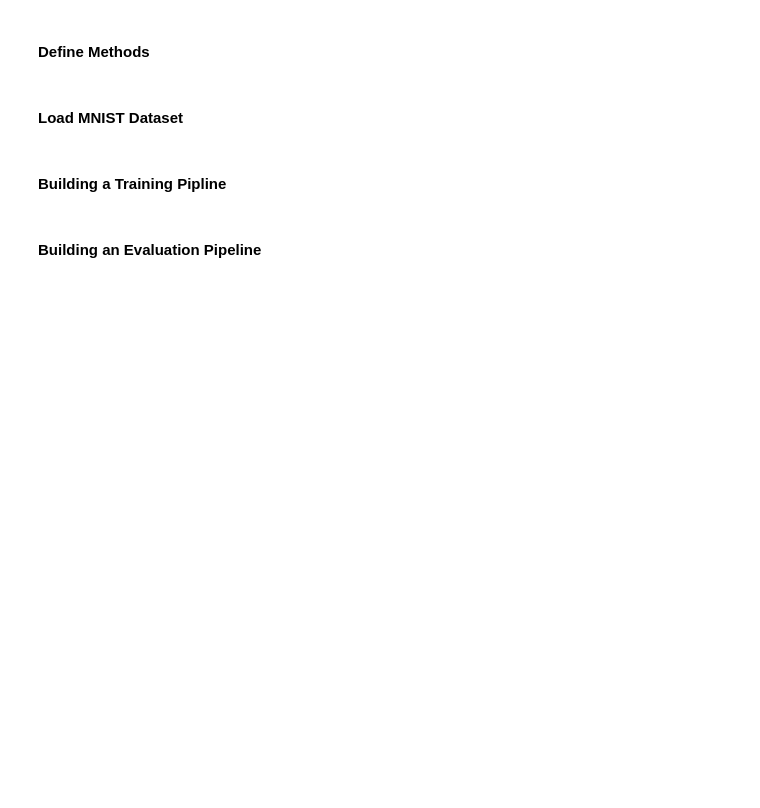
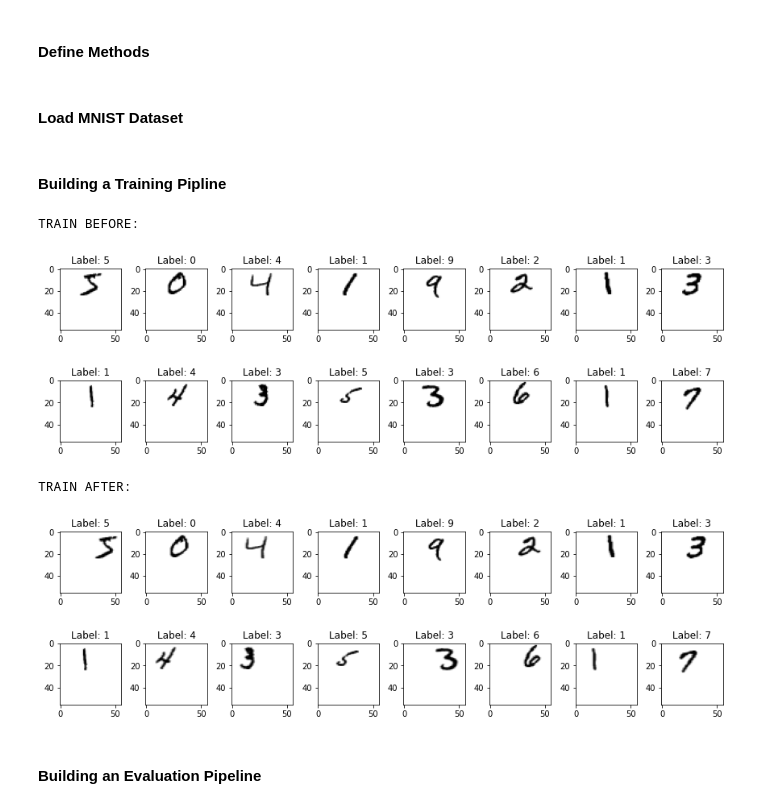
Before and after one commit to mmihevc/CS510, a Jupyter notebook: HW3/tasks/task_three.ipynb, the cells around one changed output. Drawn from its saved outputs; the diff is of its cells as text; code cells hidden in the pictures; blank space fills up the shorter version.

```diff
--- a/HW3/tasks/task_three.ipynb
+++ b/HW3/tasks/task_three.ipynb
@@ -81,6 +84,12 @@ test_images = test_images / 255
 #### Building a Training Pipline
 # %%
 ds_train = resizeAndShiftHorizontal(0.25, train_images, train_labels, "TRAIN")
+ds_train = ds_train.reshape(-1, 56, 56, 1)
+# %% [output]
+TRAIN BEFORE:
+[figure, added]
+TRAIN AFTER:
+[figure, added]
 # %% [markdown]
 #### Building an Evaluation Pipeline
 # %%
```
Also changed, not shown: parts of 4 cells of this notebook, 5 other files.
